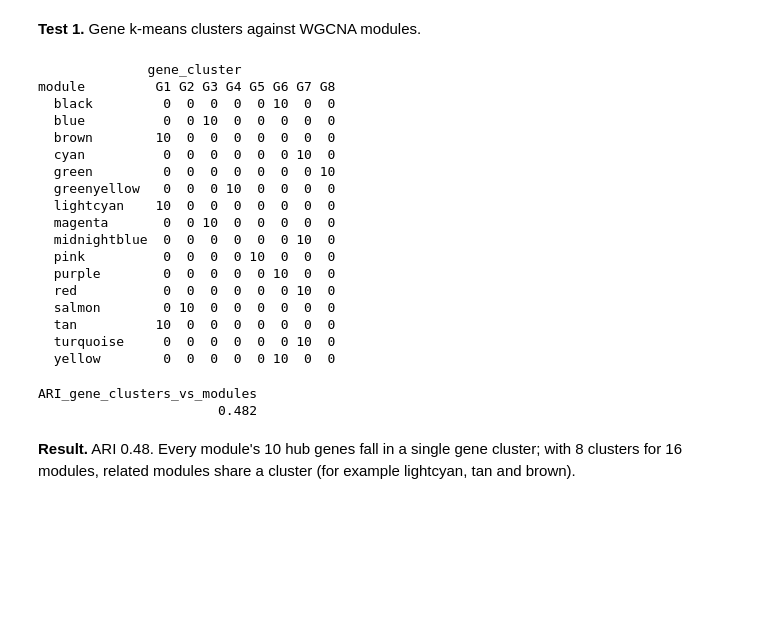
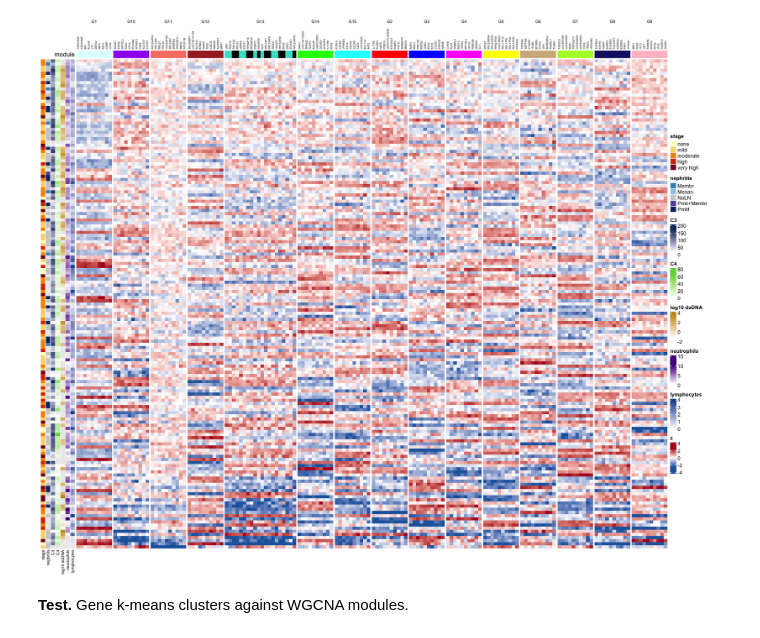
Before and after one commit to NIH-NLM/endotypes-transcriptomics, a Jupyter notebook: ipynb/08_GSE65391_RNA_array_heatmap_kmeans.ipynb, the cells around one changed output. Cells and saved outputs as stored; diff of their text form; code cells hidden in the pictures; blank space fills up the shorter version.

Commit message:
ready to test (#5)

```diff
--- a/ipynb/08_GSE65391_RNA_array_heatmap_kmeans.ipynb
+++ b/ipynb/08_GSE65391_RNA_array_heatmap_kmeans.ipynb
@@ -96,29 +63,32 @@ Heatmap(t(Zc), name = "z", col = colorRamp2(c(-2.5, 0, 2.5), c("#2166AC", "white
-# %% [markdown]
-**Test 1.** Gene k-means clusters against WGCNA modules.
-# %%
-table(module = gene_module, gene_cluster = gene_cluster)
-c(ARI_gene_clusters_vs_modules = round(ari(gene_cluster, gene_module), 3))
-# %% [output]
-              gene_cluster
-module         G1 G2 G3 G4 G5 G6 G7 G8
-  black         0  0  0  0  0 10  0  0
-  blue          0  0 10  0  0  0  0  0
-  brown        10  0  0  0  0  0  0  0
-  cyan          0  0  0  0  0  0 10  0
-  green         0  0  0  0  0  0  0 10
-  greenyellow   0  0  0 10  0  0  0  0
-  lightcyan    10  0  0  0  0  0  0  0
-  magenta       0  0 10  0  0  0  0  0
-  midnightblue  0  0  0  0  0  0 10  0
-  pink          0  0  0  0 10  0  0  0
-  purple        0  0  0  0  0 10  0  0
-  red           0  0  0  0  0  0 10  0
-  salmon        0 10  0  0  0  0  0  0
-  tan          10  0  0  0  0  0  0  0
-  turquoise     0  0  0  0  0  0 10  0
-  yellow        0  0  0  0  0 10  0  0
-ARI_gene_clusters_vs_modules
-                       0.482
-# %% [markdown]
-**Result.** ARI 0.48. Every module's 10 hub genes fall in a single gene cluster; with 8 clusters for
-16 modules, related modules share a cluster (for example lightcyan, tan and brown).
+# %%
+mod_col <- setNames(unique(gene_module), unique(gene_module))
+left <- rowAnnotation(
+  stage = m$stage, nephritis = m$nephritis_class,
+  C3 = m$c3, C4 = m$c4, "log10 dsDNA" = log10(m$ds_dna),
+  neutrophils = m$neutrophil_count, lymphocytes = m$lymphocyte_count, na_col = "grey92",
+  # colour scale for lymphocytes capped at 4 (one child has 57.5, which would flatten the scale)
+  col = list(stage = setNames(hcl.colors(5, "YlOrRd", rev = TRUE), levels(m$stage)),
+             nephritis = c(NoLN = "grey80", Mesan = "#9ecae1", Membr = "#4292c6", Prolif = "#08306b", "Proli+Membr" = "#6a51a3"),
+             lymphocytes = colorRamp2(c(0, 4), c("white", "#08519c"))),
+  annotation_name_gp = gpar(fontsize = 8), simple_anno_size = unit(3, "mm"))
+options(repr.plot.width = 18, repr.plot.height = 15)
+figure <- function() {
+  Heatmap(Xc, name = "z", col = colorRamp2(c(-2.5, 0, 2.5), c("#2166AC", "white", "#B2182B")),
+          row_split = patient_split, column_split = gene_cluster,
+          cluster_rows = FALSE, cluster_columns = FALSE,
+          row_order = patient_order, column_order = gene_order,
+          show_row_names = FALSE, column_names_side = "top", column_names_gp = gpar(fontsize = 5),
+          column_title_gp = gpar(fontsize = 8),
+          top_annotation = HeatmapAnnotation(module = gene_module, col = list(module = mod_col), show_legend = FALSE,
+                                             annotation_name_side = "left"),
+          left_annotation = left)
+}
+for (device in c("inline", "png")) {               # shown here, and saved as a 300 dpi PNG
+  if (device == "png") png(fig("GSE65391", "08_GSE65391_RNA_array_heatmap_kmeans_1.png"), width = 18, height = 15, units = "in", res = 300)
+  out <- figure(); if (inherits(out, c("Heatmap", "HeatmapList"))) draw(out)
+  if (device == "png") invisible(dev.off())
+}
+# %% [output]
+[figure, added]
+# %% [markdown]
+**Test.** Gene k-means clusters against WGCNA modules.
```
Also changed, not shown: parts of 11 cells of this notebook, 44 other files.
